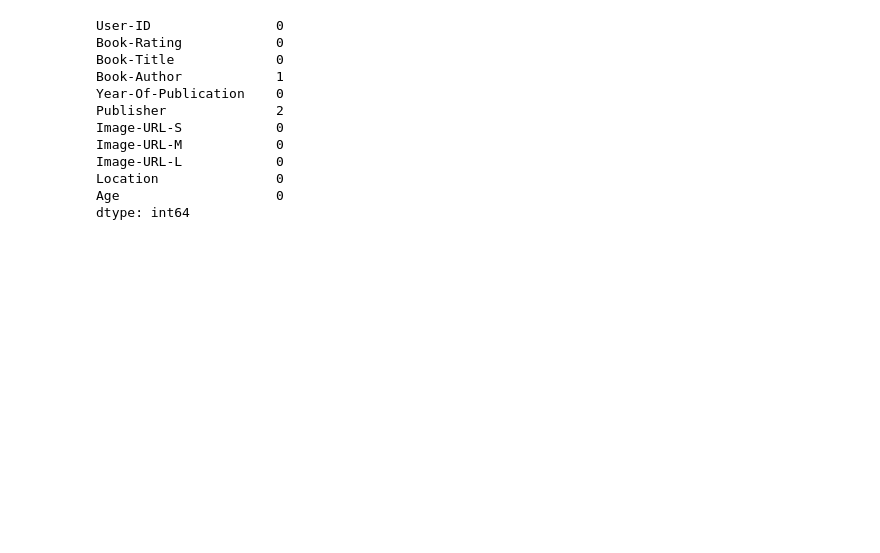
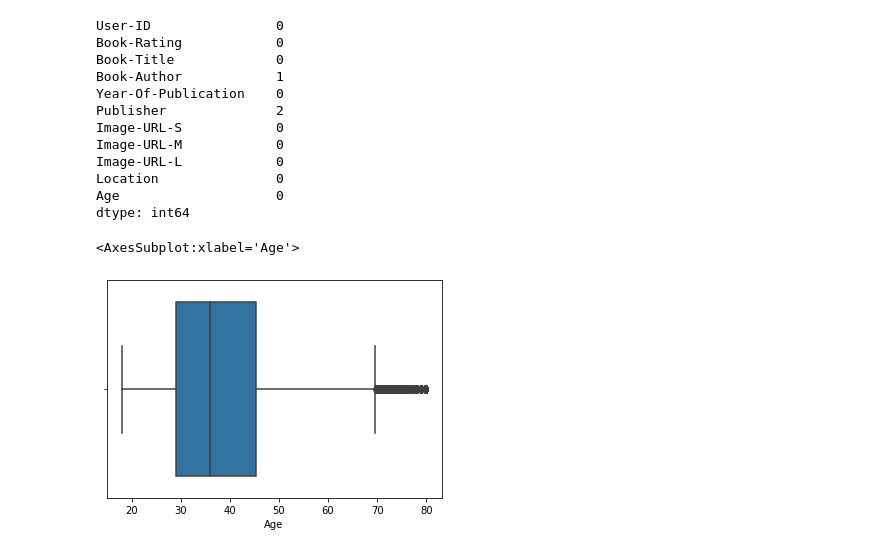
Before and after one commit to Rajatkumar0662/Data-Mining, a Jupyter notebook: script.ipynb, the cells around one changed output. Saved outputs shown, nothing was run; the diff lists cells and outputs as text; code cells hidden in the pictures; blank space fills up the shorter version.

```diff
--- a/script.ipynb
+++ b/script.ipynb
@@ -128,3 +128,9 @@ Image-URL-L            0
 Location               0
 Age                    0
 dtype: int64
+# %%
+# Managing Outliers
+sns.boxplot(x=Result['Age'])
+# %% [output]
+<AxesSubplot:xlabel='Age'>
+[figure, added]
```
Also changed, not shown: parts of 36 cells of this notebook.
